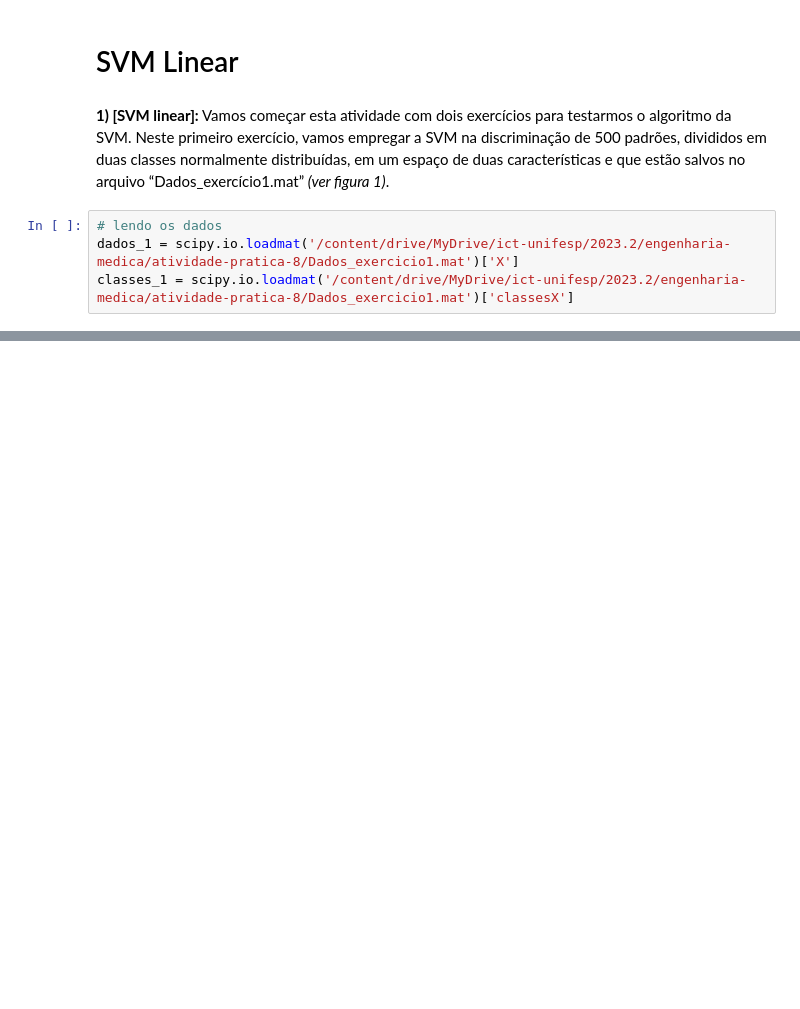
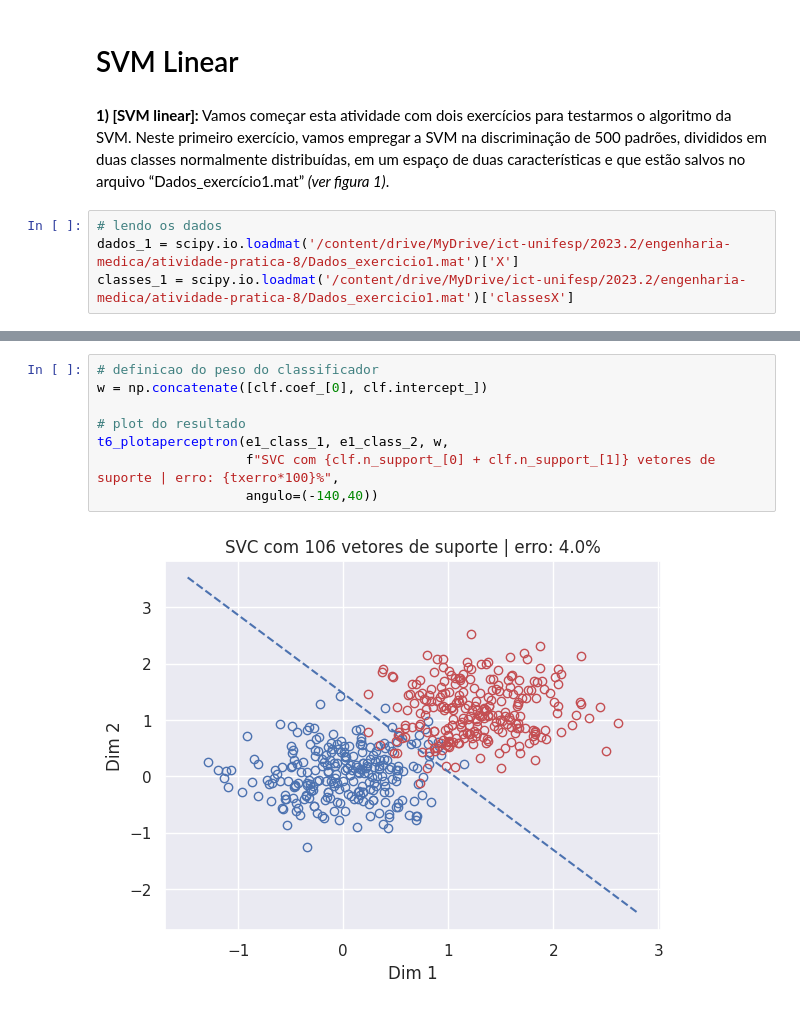
Before and after one commit to gsfreitas/engenharia-medica, a Jupyter notebook: atividade_pratica_8.ipynb, the cells around one changed output, grey strips where cells are left out. Cells and saved outputs as stored; diff of their text form; blank space fills up the shorter version.

```diff
--- a/atividade_pratica_8.ipynb
+++ b/atividade_pratica_8.ipynb
@@ -57,0 +202,10 @@ sns.scatterplot(data=e1_class_2, color='red', markers='O')
+# %%
+# definicao do peso do classificador
+w = np.concatenate([clf.coef_[0], clf.intercept_])
+
+# plot do resultado
+t6_plotaperceptron(e1_class_1, e1_class_2, w,
+                   f"SVC com {clf.n_support_[0] + clf.n_support_[1]} vetores de suporte | erro: {txerro*100}%",
+                   angulo=(-140,40))
+# %% [output]
+[figure, added]
```
Also changed, not shown: parts of 15 cells of this notebook.
